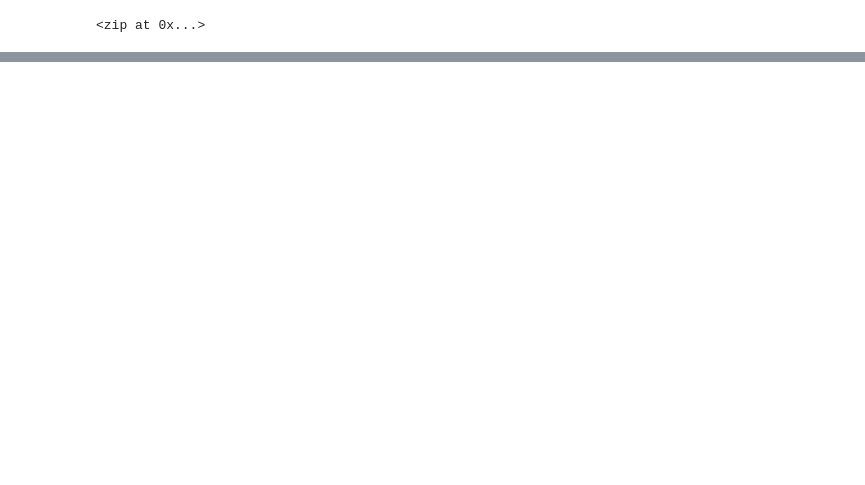
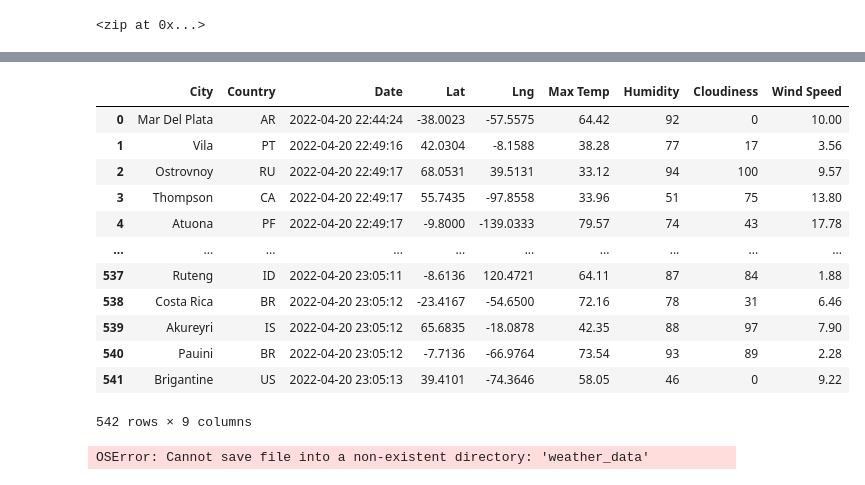
Before and after one commit to cmmoreno9/World_Weather_Analysis, a Jupyter notebook: WeatherPy.ipynb, the cells around one changed output, grey strips where cells are left out. Drawn from its saved outputs; the diff is of its cells as text; code cells hidden in the pictures; blank space fills up the shorter version.

```diff
--- a/WeatherPy.ipynb
+++ b/WeatherPy.ipynb
@@ -7,3 +17,6 @@ from citipy import citipy
+# %%
+# Starting URL for Weather Map API Call.
+url = "http://api.openweathermap.org/data/2.5/weather?units=Imperial&APPID=" + weather_api_key
 # %%
 # Create a set of random latitude and longitude combinations.
 lats = np.random.uniform(low=-90.000, high=90.000, size=1500)
@@ -31,0 +126,4 @@ len(cities)
+# %%
+# Convert the array of dictionaries to a Pandas DataFrame.
+city_data_df = pd.DataFrame(city_data)
+city_data_df.head(10)
@@ -31,0 +142,25 @@ len(cities)
+# %%
+new_column_order= ["City", "Country", "Date", "Lat", "Lng", "Max Temp", "Humidity", "Cloudiness", "Wind Speed"]
+city_data_df= city_data_df[new_column_order]
+city_data_df
+# %% [output]
+|  | City | Country | Date | Lat | Lng | Max Temp | Humidity | Cloudiness | Wind Speed |
+| 0 | Mar Del Plata | AR | 2022-04-20 22:44:24 | -38.0023 | -57.5575 | 64.42 | 92 | 0 | 10.00 |
+| 1 | Vila | PT | 2022-04-20 22:49:16 | 42.0304 | -8.1588 | 38.28 | 77 | 17 | 3.56 |
+| 2 | Ostrovnoy | RU | 2022-04-20 22:49:17 | 68.0531 | 39.5131 | 33.12 | 94 | 100 | 9.57 |
+| 3 | Thompson | CA | 2022-04-20 22:49:17 | 55.7435 | -97.8558 | 33.96 | 51 | 75 | 13.80 |
+| 4 | Atuona | PF | 2022-04-20 22:49:17 | -9.8000 | -139.0333 | 79.57 | 74 | 43 | 17.78 |
+| ... | ... | ... | ... | ... | ... | ... | ... | ... | ... |
+| 537 | Ruteng | ID | 2022-04-20 23:05:11 | -8.6136 | 120.4721 | 64.11 | 87 | 84 | 1.88 |
+| 538 | Costa Rica | BR | 2022-04-20 23:05:12 | -23.4167 | -54.6500 | 72.16 | 78 | 31 | 6.46 |
+| 539 | Akureyri | IS | 2022-04-20 23:05:12 | 65.6835 | -18.0878 | 42.35 | 88 | 97 | 7.90 |
+| 540 | Pauini | BR | 2022-04-20 23:05:12 | -7.7136 | -66.9764 | 73.54 | 93 | 89 | 2.28 |
+| 541 | Brigantine | US | 2022-04-20 23:05:13 | 39.4101 | -74.3646 | 58.05 | 46 | 0 | 9.22 |
+542 rows × 9 columns
+# %%
+# Create the output file (CSV).
+output_data_file = "weather_data/cities.csv"
+# Export the City_Data into a CSV.
+city_data_df.to_csv(output_data_file, index_label="City_ID")
+# %% [output]
+OSError: Cannot save file into a non-existent directory: 'weather_data'
```
Also changed, not shown: parts of 5 cells of this notebook, 5 other files.
